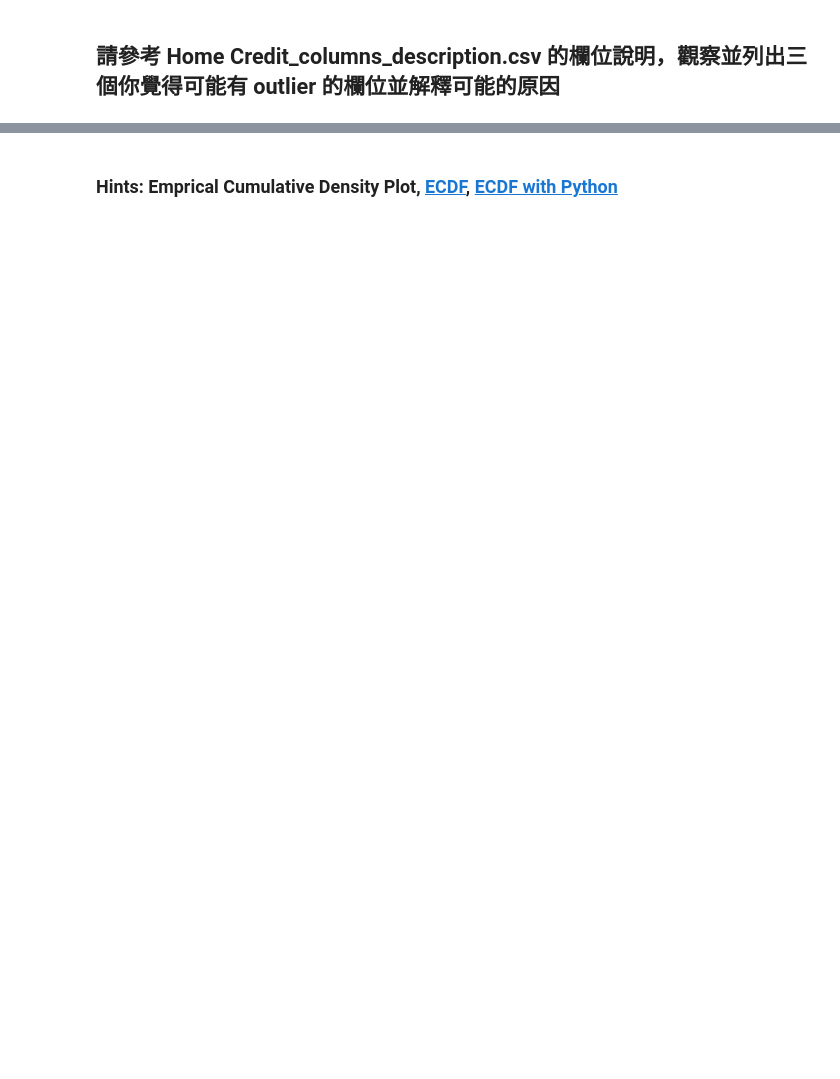
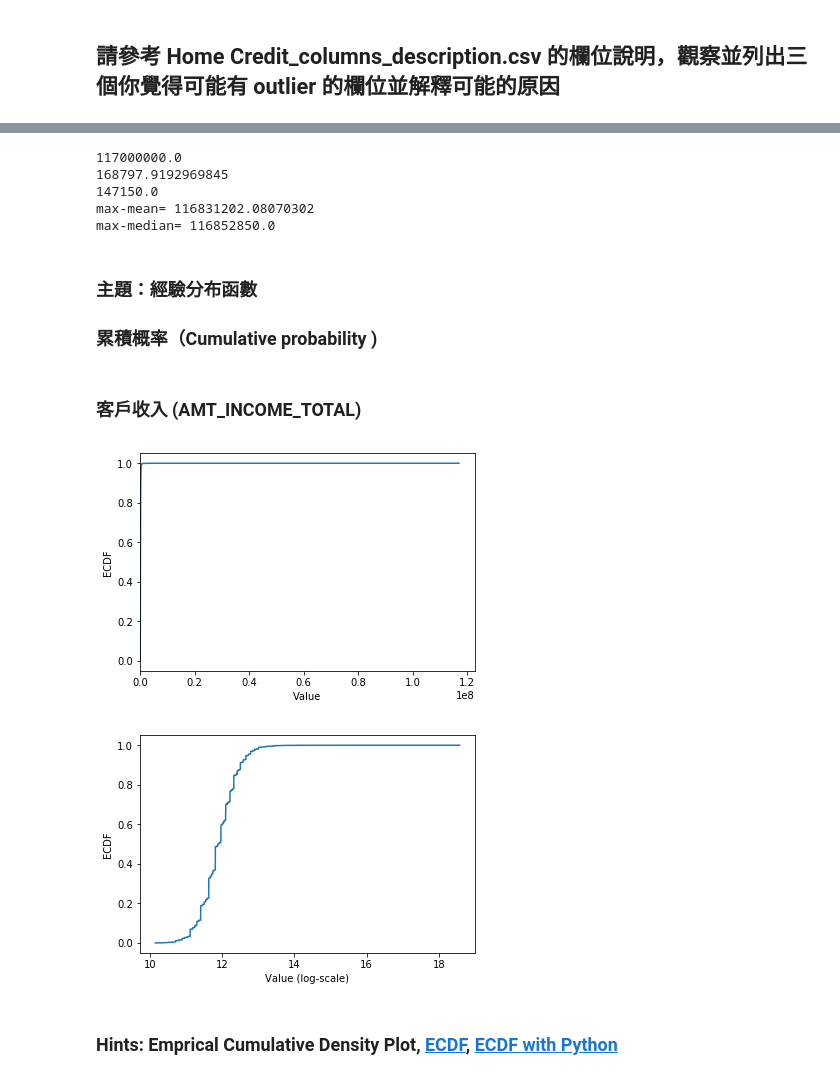
Before and after one commit to cirinoichris/4th-ML100Days, a Jupyter notebook: homework/Day_009_HW.ipynb, the cells around one changed output, grey strips where cells are left out. Saved outputs shown, nothing was run; the diff lists cells and outputs as text; code cells hidden in the pictures; blank space fills up the shorter version.

```diff
--- a/homework/Day_009_HW.ipynb
+++ b/homework/Day_009_HW.ipynb
@@ -210,2 +107,42 @@ print(app_train['AMT_INCOME_TOTAL'].describe())
+# %%
+print(app_train['AMT_INCOME_TOTAL'].max())
+print(app_train['AMT_INCOME_TOTAL'].mean())
+print(app_train['AMT_INCOME_TOTAL'].median())
+
+print("max-mean=",app_train['AMT_INCOME_TOTAL'].max() - app_train['AMT_INCOME_TOTAL'].mean())
+print("max-median=",app_train['AMT_INCOME_TOTAL'].max() - app_train['AMT_INCOME_TOTAL'].median())
+# %% [output]
+117000000.0
+168797.9192969845
+147150.0
+max-mean= 116831202.08070302
+max-median= 116852850.0
+# %% [markdown]
+### 主題：經驗分布函數
+
+### 累積概率（Cumulative probability )
+# %% [markdown]
+### 客戶收入 (AMT_INCOME_TOTAL)
+# %%
+# 繪製 Empirical Cumulative Density Plot (ECDF)
+cdf = app_train.AMT_INCOME_TOTAL.value_counts().sort_index().cumsum()
+plt.plot(list(cdf.index), cdf/cdf.max())
+plt.xlabel('Value')
+plt.ylabel('ECDF')
+plt.xlim([cdf.index.min(), cdf.index.max() * 1.05]) # 限制顯示圖片的範圍
+plt.ylim([-0.05,1.05]) # 限制顯示圖片的範圍
+
+plt.show()
+
+plt.plot(np.log(list(cdf.index)), cdf/cdf.max())
+plt.xlabel('Value (log-scale)')
+plt.ylabel('ECDF')
+
+plt.ylim([-0.05,1.05]) # 限制顯示圖片的範圍
+
+plt.show()
+# %% [output]
+[figure, added]
+[figure, added]
 # %% [markdown]
 ### Hints: Emprical Cumulative Density Plot, [ECDF](https://zh.wikipedia.org/wiki/%E7%BB%8F%E9%AA%8C%E5%88%86%E5%B8%83%E5%87%BD%E6%95%B0), [ECDF with Python](https://stackoverflow.com/questions/14006520/ecdf-in-python-without-step-function)
```
Also changed, not shown: parts of 24 cells of this notebook.
